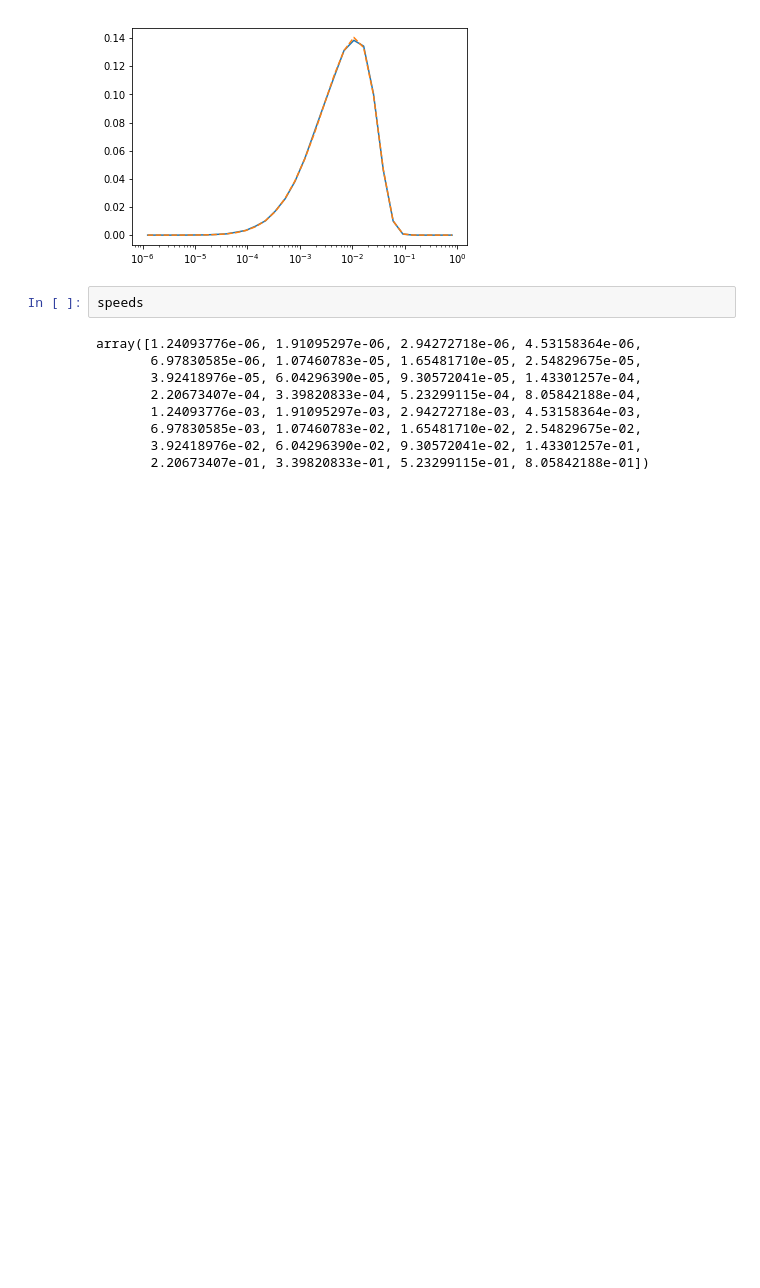
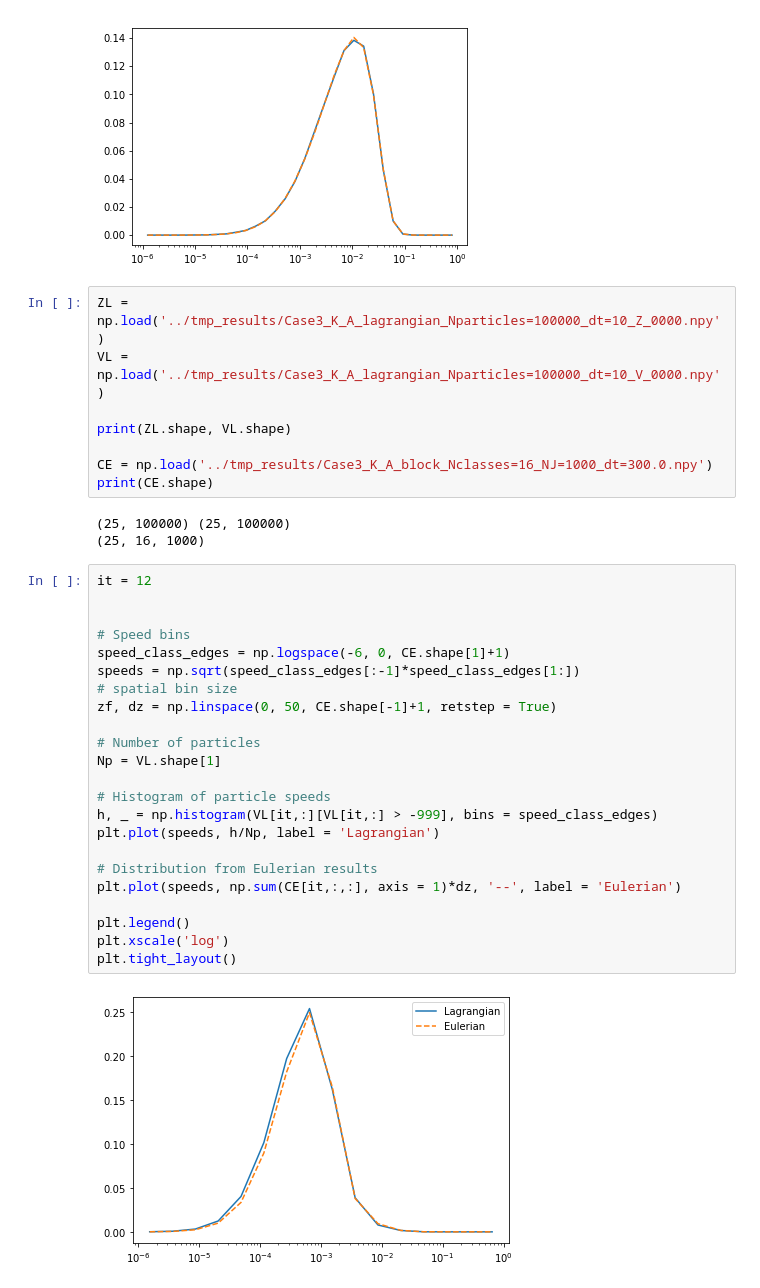
Before and after one commit to nordam/Eulerian-and-Lagrangian-methods, a Jupyter notebook: notebooks/Debugging.ipynb, the cells around one changed output. Saved outputs shown, nothing was run; the diff lists cells and outputs as text; blank space fills up the shorter version.

```diff
--- a/notebooks/Debugging.ipynb
+++ b/notebooks/Debugging.ipynb
@@ -641,14 +644,39 @@ plt.plot(-speeds_E, fractions_E, '--')
 plt.xscale('log')
 # %% [output]
 [figure]
-# %%
-speeds
-# %% [output]
-array([1.24093776e-06, 1.91095297e-06, 2.94272718e-06, 4.53158364e-06,
-       6.97830585e-06, 1.07460783e-05, 1.65481710e-05, 2.54829675e-05,
-       3.92418976e-05, 6.04296390e-05, 9.30572041e-05, 1.43301257e-04,
-       2.20673407e-04, 3.39820833e-04, 5.23299115e-04, 8.05842188e-04,
-       1.24093776e-03, 1.91095297e-03, 2.94272718e-03, 4.53158364e-03,
-       6.97830585e-03, 1.07460783e-02, 1.65481710e-02, 2.54829675e-02,
-       3.92418976e-02, 6.04296390e-02, 9.30572041e-02, 1.43301257e-01,
-       2.20673407e-01, 3.39820833e-01, 5.23299115e-01, 8.05842188e-01])
+# %%
+ZL = np.load('../tmp_results/Case3_K_A_lagrangian_Nparticles=100000_dt=10_Z_0000.npy')
+VL = np.load('../tmp_results/Case3_K_A_lagrangian_Nparticles=100000_dt=10_V_0000.npy')
+
+print(ZL.shape, VL.shape)
+
+CE = np.load('../tmp_results/Case3_K_A_block_Nclasses=16_NJ=1000_dt=300.0.npy')
+print(CE.shape)
+# %% [output]
+(25, 100000) (25, 100000)
+(25, 16, 1000)
+# %%
+it = 12
+
+
+# Speed bins
+speed_class_edges = np.logspace(-6, 0, CE.shape[1]+1)
+speeds = np.sqrt(speed_class_edges[:-1]*speed_class_edges[1:])
+# spatial bin size
+zf, dz = np.linspace(0, 50, CE.shape[-1]+1, retstep = True)
+
+# Number of particles
+Np = VL.shape[1]
+
+# Histogram of particle speeds
+h, _ = np.histogram(VL[it,:][VL[it,:] > -999], bins = speed_class_edges)
+plt.plot(speeds, h/Np, label = 'Lagrangian')
+
+# Distribution from Eulerian results
+plt.plot(speeds, np.sum(CE[it,:,:], axis = 1)*dz, '--', label = 'Eulerian')
+
+plt.legend()
+plt.xscale('log')
+plt.tight_layout()
+# %% [output]
+[figure, added]
```
Also changed, not shown: parts of 2 cells of this notebook, 4 other files.
